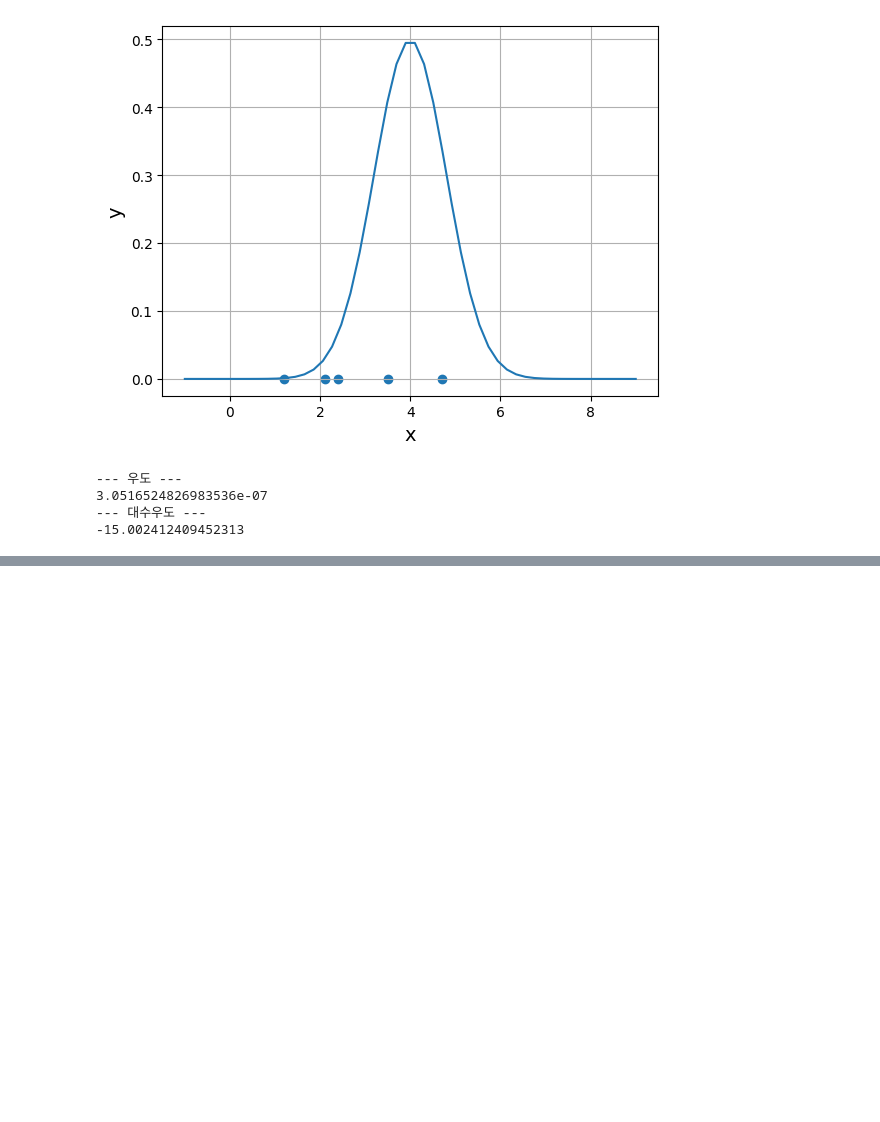
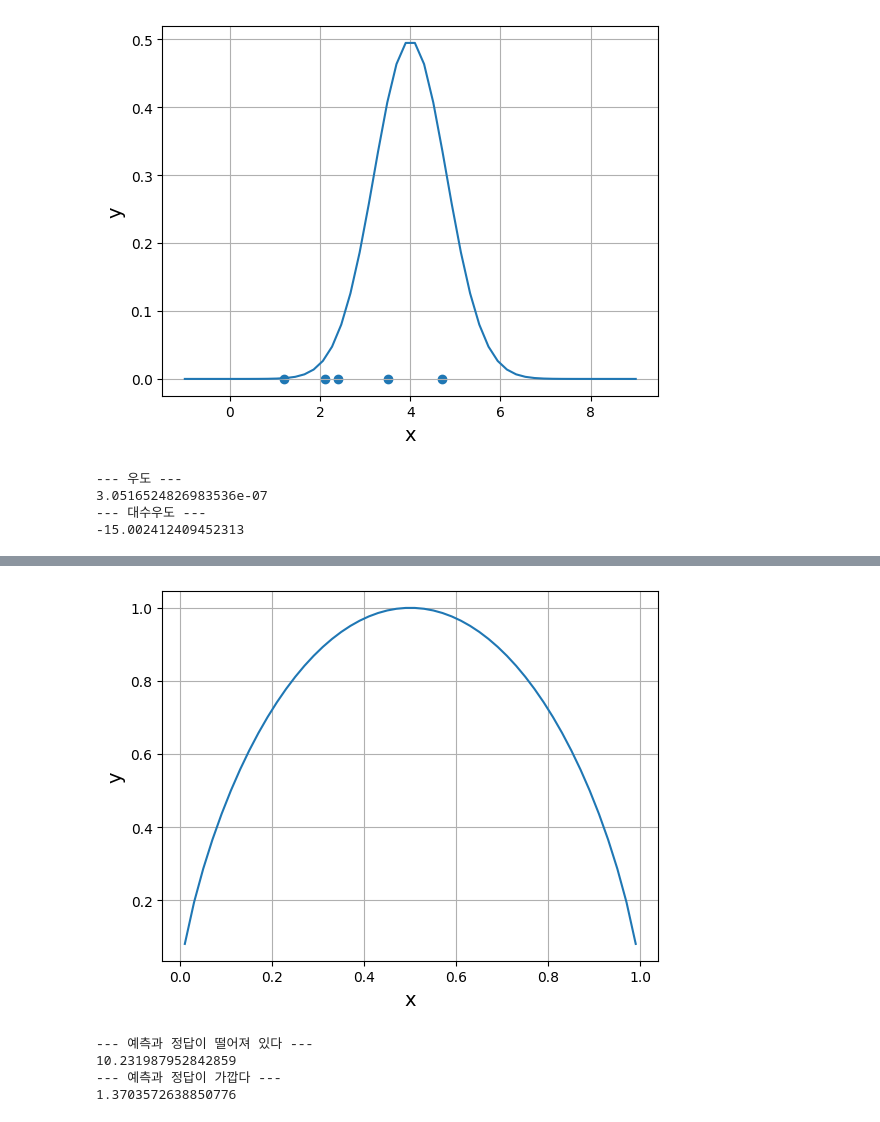
Before and after one commit to MinuSpurs/ML_study, a Jupyter notebook: Basic_AI_Math/6. Probability, statistics.ipynb, the cells around one changed output, grey strips where cells are left out. Drawn from its saved outputs; the diff is of its cells as text; code cells hidden in the pictures; blank space fills up the shorter version.

```diff
--- a/Basic_AI_Math/6. Probability, statistics.ipynb
+++ b/Basic_AI_Math/6. Probability, statistics.ipynb
@@ -417,0 +432,35 @@ print(np.sum(np.log(pdf(x_data, mu, sigma))))
+# %%
+# 엔트로피
+
+x = np.linspace(0.01, 0.99)
+y = -x*np.log2(x) - (1-x)*np.log2(1-x)    # 엔트로피
+
+plt.plot(x, y)
+
+plt.xlabel('x', size=14)
+plt.ylabel('y', size=14)
+plt.grid()
+plt.show()
+# %% [output]
+[figure, added]
+# %%
+# 크로스 엔트로피
+
+delta = 1e-7    # 작은 값
+
+def cross_entropy(p, t):
+    return -np.sum(t*np.log(p+delta) + (1-t)*np.log(1-p+delta))
+
+p_1 = np.array([0.2, 0.8, 0.1, 0.3, 0.9, 0.7])  # 정답으로부터 떨어짐
+p_2 = np.array([0.7, 0.3, 0.9, 0.8, 0.1, 0.2])  # 정답에 가까움
+t = np.array([1, 0, 1, 1, 0, 0])    # 정답
+
+print('--- 예측과 정답이 떨어져 있다 ---')
+print(cross_entropy(p_1, t))
+print('--- 예측과 정답이 가깝다 ---')
+print(cross_entropy(p_2, t))
+# %% [output]
+--- 예측과 정답이 떨어져 있다 ---
+10.231987952842859
+--- 예측과 정답이 가깝다 ---
+1.3703572638850776
```
Also changed, not shown: parts of 2 cells of this notebook.
